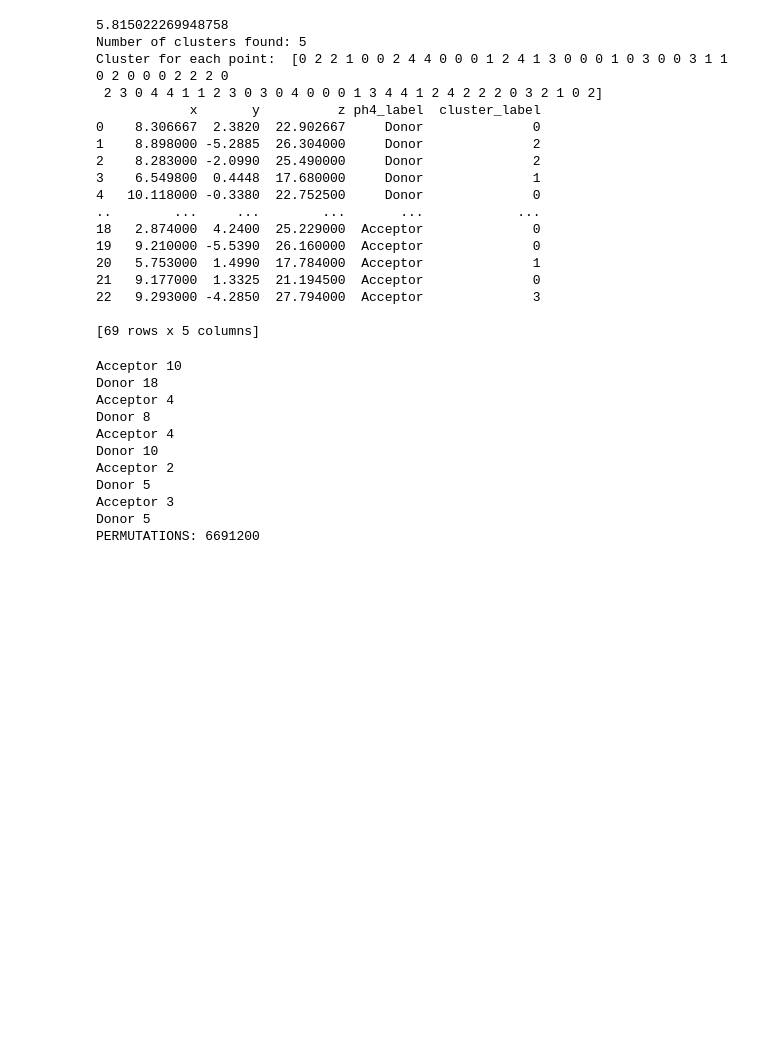
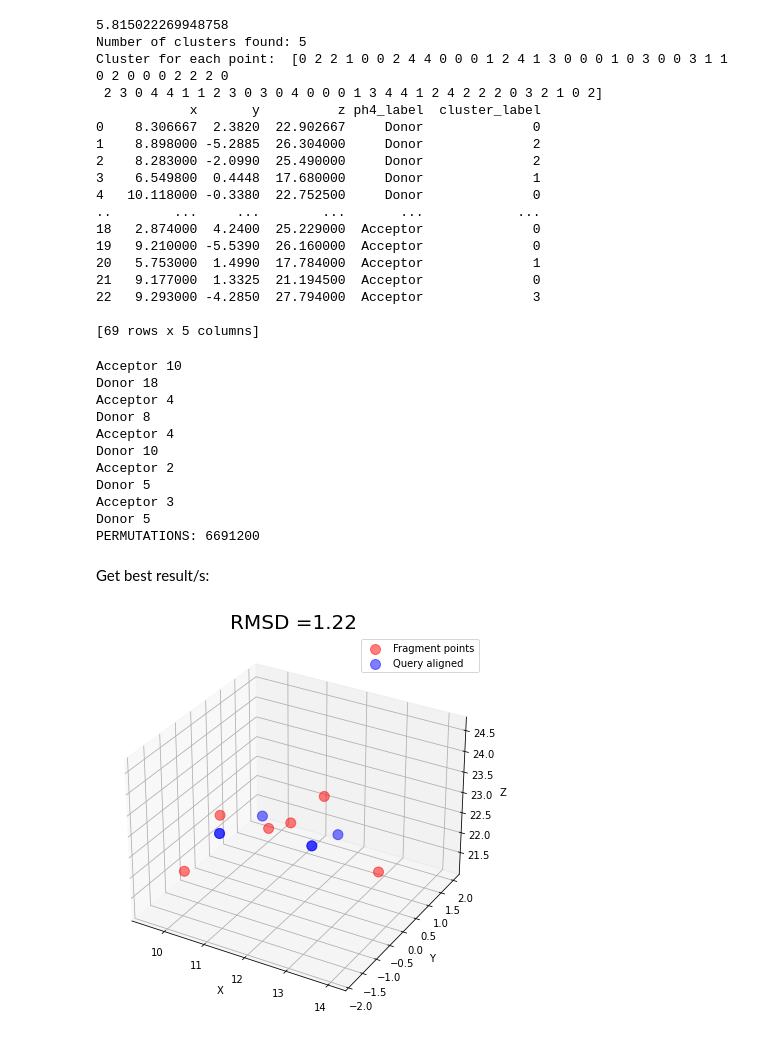
Before and after one commit to gemmagordon/xchem_rotation, a Jupyter notebook: get_pharma4_cloud.ipynb, the cells around one changed output. Cells and saved outputs as stored; diff of their text form; code cells hidden in the pictures; blank space fills up the shorter version.

```diff
--- a/get_pharma4_cloud.ipynb
+++ b/get_pharma4_cloud.ipynb
@@ -1337,7 +1337,7 @@ import itertools
 query_donors, query_acceptors, query_aromatic = get_coords_query(query_mols[2])
 print(len(query_donors))
 print(len(query_acceptors))
-query_points = np.concatenate([donor_coords, acceptor_coords]) # just ignore aromatic points for now as we know there are none
+query_points = np.concatenate([query_donors, query_acceptors]) # just ignore aromatic points for now as we know there are none
 
 # fragment points
 frag_donor_coords
@@ -1476,7 +1474,13 @@ Acceptor 3
 Donor 5
 PERMUTATIONS: 6691200
 # %%
-for permutation in ph4_permutations[0:10]: # NOTE change from subset of permutations when finalising code
+# create df to hold results
+results_df = pd.DataFrame()
+rmsd_vals = []
+permutations = []
+qm_aligned_all = []
+
+for permutation in ph4_permutations[0:100000]: # NOTE change from subset of permutations when finalising code
 
     # reformat coords for kabsch (N, 3)
     permutation = np.concatenate(permutation)
@@ -1496,3 +1500,34 @@ for permutation in ph4_permutations[0:10]: # NOTE change from subset of permutat
     # qm_reverted, frm_reverted = revert_translation(qm_rotated, frm_trans, qm_means, frm_means)
     qm_aligned =  qm_rotated + trans_vector
     rmsd_val = kabsch.rmsd(qm_aligned, rm_trans+ trans_vector)
+
+    # collect results
+    rmsd_vals.append(rmsd_val)
+    permutations.append(permutation)
+    qm_aligned_all.append(qm_aligned)
+
+results_df['RMSD'] = pd.Series(rmsd_vals)
+results_df['Fragment'] = pd.Series(permutations)
+results_df['Query'] = pd.Series(qm_aligned_all)
+# %% [markdown]
+Get best result/s:
+# %%
+# get row of df with lowest RMSD to get fragment and query points
+best_results = results_df.loc[results_df['RMSD'] == np.min(results_df['RMSD'])]
+best_results = pd.DataFrame(best_results, columns=['RMSD', 'Fragment', 'Query'])
+
+for result in best_results.itertuples(index=False):
+
+    # plot best result/s (sometimes multiple with same RMSD)
+    ax = plt.figure(figsize=(7,7)).add_subplot(projection='3d')
+    # plot matrices for comparison
+    ax.scatter3D(result[1][:,0], result[1][:,1], result[1][:,2], label='Fragment points', color='r', s=100, alpha=0.5)
+    ax.scatter3D(result[2][:,0], result[2][:,1], result[2][:,2], label='Query aligned', color='b', s=100, alpha=0.5)
+    # set plot titles and labels
+    ax.legend(loc='upper right')
+    ax.set_xlabel('X', fontsize=10)
+    ax.set_ylabel('Y', fontsize=10)
+    ax.set_zlabel('Z', fontsize=10)
+    plt.title(str('RMSD =' + str("{:.2f}".format(float(result[0])))), fontsize=20)
+# %% [output]
+[figure, added]
```
Also changed, not shown: parts of 4 cells of this notebook.
